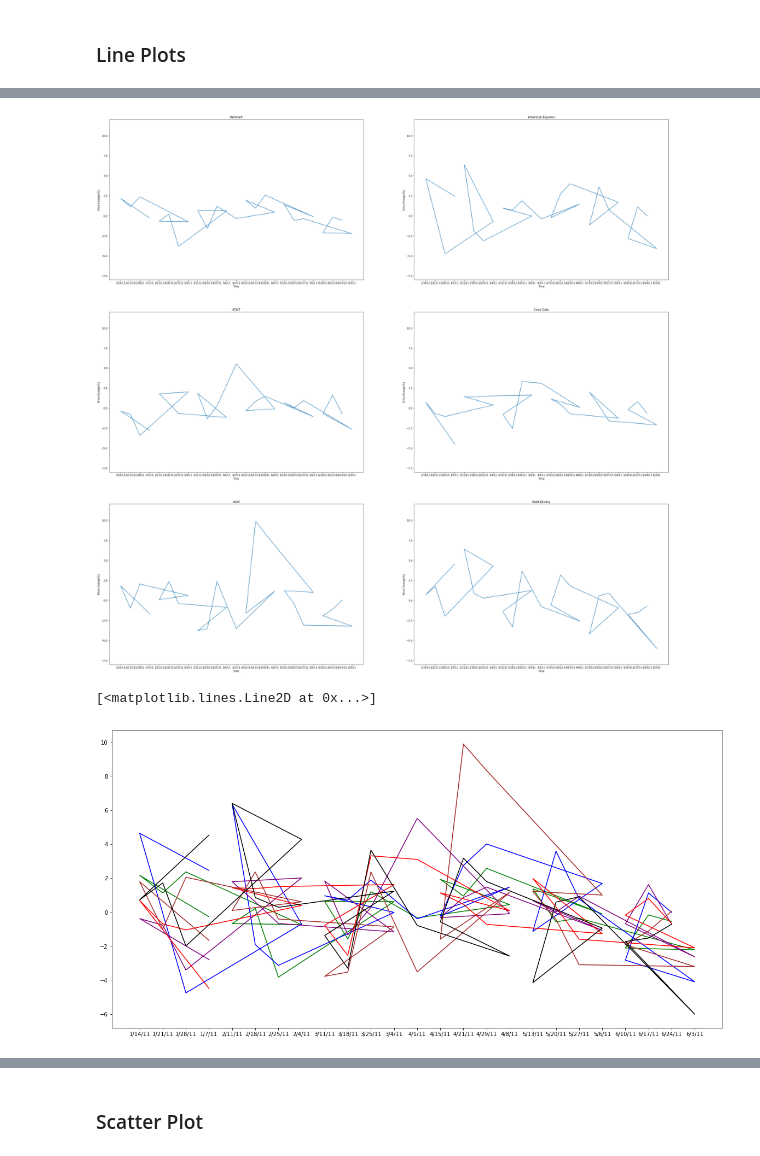
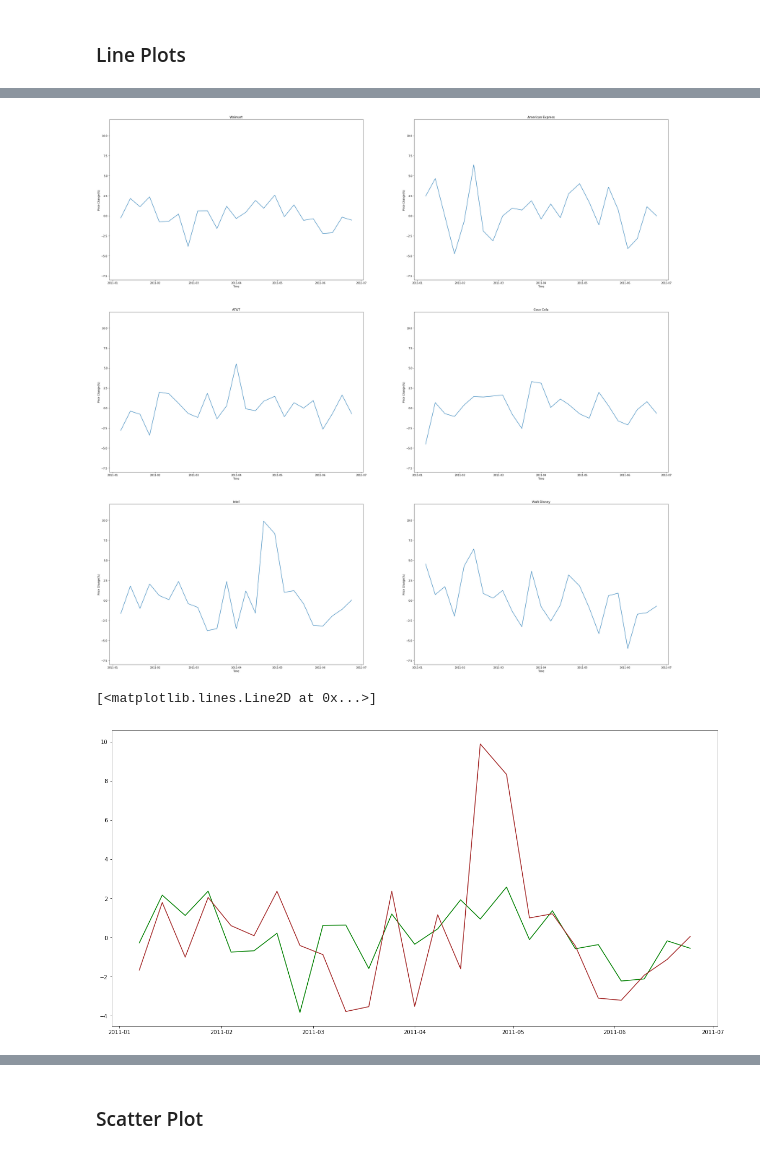
Before and after one commit to deemuni/data-visualization, a Jupyter notebook: Dow_Jones_Data_Visualization.ipynb, the cells around one changed output, grey strips where cells are left out. Saved outputs shown, nothing was run; the diff lists cells and outputs as text; code cells hidden in the pictures.

```diff
--- a/Dow_Jones_Data_Visualization.ipynb
+++ b/Dow_Jones_Data_Visualization.ipynb
@@ -145,6 +144,8 @@ len(df)
 len(df.columns)
 # %% [output]
 16
+# %%
+df['date'] = pd.to_datetime(df['date'])
 # %%
 #show data for one stock for both quarters
 dis_df = df[df.stock == 'DIS']
@@ -376,17 +372,17 @@ plt.title('Walt Disney')
 
 plt.show()
 # %% [output]
-[figure, old version]
+[figure, new version]
 # %%
 plt.plot(walmart_df['date'], walmart_df['percent_change_price'], color = 'green')
-plt.plot(amex_df['date'], amex_df['percent_change_price'], color = 'blue')
-plt.plot(att_df['date'], att_df['percent_change_price'], color = 'purple')
-plt.plot(cola_df['date'], cola_df['percent_change_price'], color = 'red')
+# plt.plot(amex_df['date'], amex_df['percent_change_price'], color = 'blue')
+# plt.plot(att_df['date'], att_df['percent_change_price'], color = 'purple')
+# plt.plot(cola_df['date'], cola_df['percent_change_price'], color = 'red')
 plt.plot(intel_df['date'], intel_df['percent_change_price'], color = 'brown')
-plt.plot(disney_df['date'], disney_df['percent_change_price'], color = 'black')
+# plt.plot(disney_df['date'], disney_df['percent_change_price'], color = 'black')
 # %% [output]
 [<matplotlib.lines.Line2D at 0x...>]
-[figure, old version]
+[figure, new version]
 # %% [markdown]
 #### Stock Market Price Changes Over Time
 
```
Also changed, not shown: parts of 13 cells of this notebook.
